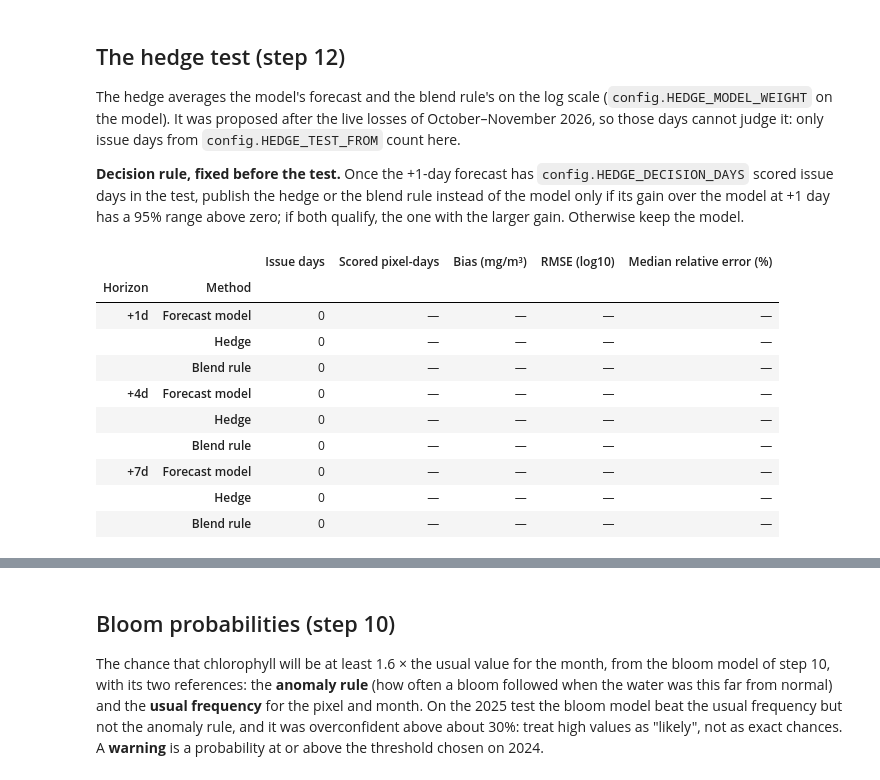
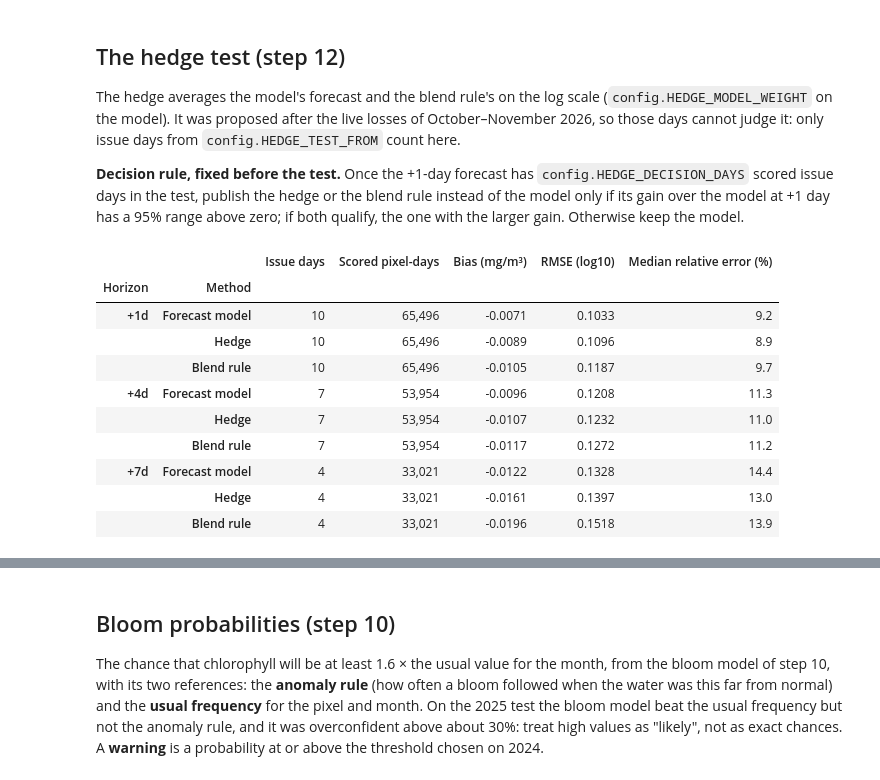
Before and after one commit to algatt/mcast.pages.chl_prediction, a Jupyter notebook: experiment_v2/07-NRT-Input-Validation.ipynb, the cells around one changed output, grey strips where cells are left out. Saved outputs shown, nothing was run; the diff lists cells and outputs as text; code cells hidden in the pictures.

```diff
--- a/experiment_v2/07-NRT-Input-Validation.ipynb
+++ b/experiment_v2/07-NRT-Input-Validation.ipynb
@@ -204,16 +292,27 @@ Saved today's forecast, inputs and map to: /Users/alangatt/git/mcast/research/mc
 rows = []
 interval_rows = []
 evaluation = {}
+
+# Build each issue day's inputs once and reuse them across forecast horizons.
+replay_days = np.flatnonzero(
+    complete & (dates + pd.Timedelta(days=min(horizons)) <= chl_dates[-1])
+)
+replay = {i: inputs_for_issue(dates[i]) for i in replay_days}
+
 for h in horizons:
     issue_index = np.flatnonzero(complete & (np.arange(len(dates)) + h < len(dates)))
     issue_index = issue_index[dates[issue_index] + pd.Timedelta(days=h) <= chl_dates[-1]]
     if issue_index.size == 0:
         rows.append({"Horizon": f"+{h}d", "Method": "—", "Scored issue days": 0})
         continue
-    model = forecast.model_forecast(bundle, inputs, dates, h)[issue_index]
-    blend = forecast.blend_forecast(bundle, inputs, dates, h)[issue_index]
+    issue_inputs = {
+        name: np.concatenate([replay[i][name] for i in issue_index], axis=0)
+        for name in bundle["feature_names"]
+    }
+    model = forecast.model_forecast(bundle, issue_inputs, dates[issue_index], h)
+    blend = forecast.blend_forecast(bundle, issue_inputs, dates[issue_index], h)
     hedged = forecast.hedge(model, blend)
-    persistence = inputs["chl_latest"][issue_index]
+    persistence = issue_inputs["chl_latest"]
     target = chl[issue_index + h]
     scored = (np.isfinite(target) & (target > 0) & mask[None]
               & np.isfinite(persistence) & np.isfinite(model))
@@ -328,8 +434,19 @@ HEDGE_METHODS = ["Forecast model", "Hedge", "Blend rule"]
 COMPARISONS = [("Hedge vs model", "Hedge", "Forecast model"), ("Blend vs model", "Blend rule", "Forecast model"),
                ("Hedge vs blend", "Hedge", "Blend rule")]
 test_rows, test_gains = [], []
+decision_issue_dates = pd.DatetimeIndex([])
+
 for h, e in evaluation.items():
-    in_test = np.asarray(dates[e["issue_index"]] >= test_from)
+    issue_dates = dates[e["issue_index"]]
+    in_test = np.asarray(issue_dates >= test_from)
+
+    if h == 1:
+        # A day qualifies when at least one pixel can be scored.
+        has_score = e["scored"].any(axis=(1, 2))
+        eligible_dates = issue_dates[in_test & has_score].sort_values()
+        decision_issue_dates = eligible_dates[:config.HEDGE_DECISION_DAYS]
+        in_test = issue_dates.isin(decision_issue_dates)
+
     sel = e["scored"] & in_test[:, None, None]
     observed = chl[e["issue_index"] + h][sel]
     day_of = np.broadcast_to(np.arange(e["issue_index"].size)[:, None, None], sel.shape)[sel]
@@ -341,49 +458,85 @@ for h, e in evaluation.items():
     for name, a, b in COMPARISONS:
         gain, low, high = (scoring.log_rmse_gain_interval(observed, fields[a], fields[b], day_of)
                            if n_days >= 10 else (np.nan, np.nan, np.nan))
         test_gains.append({"Horizon": f"+{h}d", "Comparison": name, "Issue days": n_days,
                            "Gain (%)": gain, "95% low": low, "95% high": high})
 hedge_scores = pd.DataFrame(test_rows).set_index(["Horizon", "Method"])
 hedge_gains = pd.DataFrame(test_gains).set_index(["Horizon", "Comparison"])
 display(hedge_scores.reindex(columns=["Issue days", "Scored pixel-days", "Bias (mg/m³)", "RMSE (log10)", "Median relative error (%)"])
         .style.format({"Issue days": "{:,.0f}", "Scored pixel-days": "{:,.0f}", "Bias (mg/m³)": "{:+.4f}",
                        "RMSE (log10)": "{:.4f}", "Median relative error (%)": "{:.1f}"}, na_rep="—"))
 display(hedge_gains.style.format({"Issue days": "{:,.0f}", "Gain (%)": "{:+.1f}", "95% low": "{:+.1f}",
                                   "95% high": "{:+.1f}"}, na_rep="needs 10+ issue days"))
 
 # The decision rule, at +1 day.
 n_test_days = int(hedge_gains.loc[("+1d", "Hedge vs model"), "Issue days"]) if ("+1d", "Hedge vs model") in hedge_gains.index else 0
 if n_test_days < config.HEDGE_DECISION_DAYS:
     decision = {"status": "waiting", "publish": "Forecast model",
                 "text": f"Not decided yet: {n_test_days} of {config.HEDGE_DECISION_DAYS} issue days at +1 day since "
                         f"{test_from:%d %B %Y}. Keep publishing the model."}
 else:
     qualifying = [(hedge_gains.loc[("+1d", name), "Gain (%)"], winner) for name, winner, _ in COMPARISONS[:2]
                   if hedge_gains.loc[("+1d", name), "95% low"] > 0]
     winner = max(qualifying)[1] if qualifying else "Forecast model"
     decision = {"status": "decided", "publish": winner,
                 "text": f"Decided on {n_test_days} issue days at +1 day: publish the {winner.lower()}"
                         + ("" if qualifying else " (neither the hedge nor the blend is clearly better)") + "."}
+from pathlib import Path
+from tempfile import NamedTemporaryFile
+
+# Stable across runs of this trial. The dated evaluation folders remain separate.
+decision_file = OUTPUT / f"hedge_decision_{config.HEDGE_TEST_FROM}.json"
+
+trial = {
+    "test_from": config.HEDGE_TEST_FROM,
+    "decision_days": config.HEDGE_DECISION_DAYS,
+    "model_weight": config.HEDGE_MODEL_WEIGHT,
+    "decision_issue_dates": decision_issue_dates.strftime("%Y-%m-%d").tolist(),
+    "decision": decision,
+    "scores": json.loads(
+        hedge_scores.reset_index().to_json(orient="records", double_precision=10)
+    ),
+    "gains": json.loads(
+        hedge_gains.reset_index().to_json(orient="records", double_precision=10)
+    ),
+}
+
+if decision["status"] == "decided" and not decision_file.exists():
+    trial["decided_utc"] = datetime.now(timezone.utc).isoformat()
+    trial["evaluation_run"] = evaluation_dir.name
+
+    # Publish a complete file. If two runs finish together, the first one wins.
+    with NamedTemporaryFile(dir=OUTPUT, suffix=".tmp", delete=False) as tmp:
+        temp_path = Path(tmp.name)
+    try:
+        temp_path.write_text(json.dumps(trial, indent=2), encoding="utf-8")
+        try:
+            decision_file.hardlink_to(temp_path)
+        except FileExistsError:
+            pass
+    finally:
+        temp_path.unlink(missing_ok=True)
+
+if decision_file.exists():
+    trial = json.loads(decision_file.read_text(encoding="utf-8"))
+
+decision = trial["decision"]
+(evaluation_dir / "hedge_test.json").write_text(
+    json.dumps(trial, indent=2), encoding="utf-8"
+)
 print(decision["text"])
-
-(evaluation_dir / "hedge_test.json").write_text(json.dumps({
-    "test_from": config.HEDGE_TEST_FROM, "decision_days": config.HEDGE_DECISION_DAYS,
-    "model_weight": config.HEDGE_MODEL_WEIGHT, "decision": decision,
-    "scores": json.loads(hedge_scores.reset_index().to_json(orient="records", double_precision=10)),
-    "gains": json.loads(hedge_gains.reset_index().to_json(orient="records", double_precision=10)),
-}, indent=2), encoding="utf-8")
-print(f"Saved the hedge test to: {evaluation_dir}")
+print("Final decision saved:", decision_file.exists())
 # %% [output]
 |  |  | Issue days | Scored pixel-days | Bias (mg/m³) | RMSE (log10) | Median relative error (%) |
 | Horizon | Method |  |  |  |  |  |
-| +1d | Forecast model | 0 | — | — | — | — |
-|  | Hedge | 0 | — | — | — | — |
-|  | Blend rule | 0 | — | — | — | — |
-| +4d | Forecast model | 0 | — | — | — | — |
-|  | Hedge | 0 | — | — | — | — |
-|  | Blend rule | 0 | — | — | — | — |
-| +7d | Forecast model | 0 | — | — | — | — |
-|  | Hedge | 0 | — | — | — | — |
-|  | Blend rule | 0 | — | — | — | — |
+| +1d | Forecast model | 10 | 65,496 | -0.0071 | 0.1033 | 9.2 |
+|  | Hedge | 10 | 65,496 | -0.0089 | 0.1096 | 8.9 |
+|  | Blend rule | 10 | 65,496 | -0.0105 | 0.1187 | 9.7 |
+| +4d | Forecast model | 7 | 53,954 | -0.0096 | 0.1208 | 11.3 |
+|  | Hedge | 7 | 53,954 | -0.0107 | 0.1232 | 11.0 |
+|  | Blend rule | 7 | 53,954 | -0.0117 | 0.1272 | 11.2 |
+| +7d | Forecast model | 4 | 33,021 | -0.0122 | 0.1328 | 14.4 |
+|  | Hedge | 4 | 33,021 | -0.0161 | 0.1397 | 13.0 |
+|  | Blend rule | 4 | 33,021 | -0.0196 | 0.1518 | 13.9 |
 |  |  | Issue days | Gain (%) | 95% low | 95% high |
 | Horizon | Comparison |  |  |  |  |
```
Also changed, not shown: parts of 11 cells of this notebook, 35 other files.
